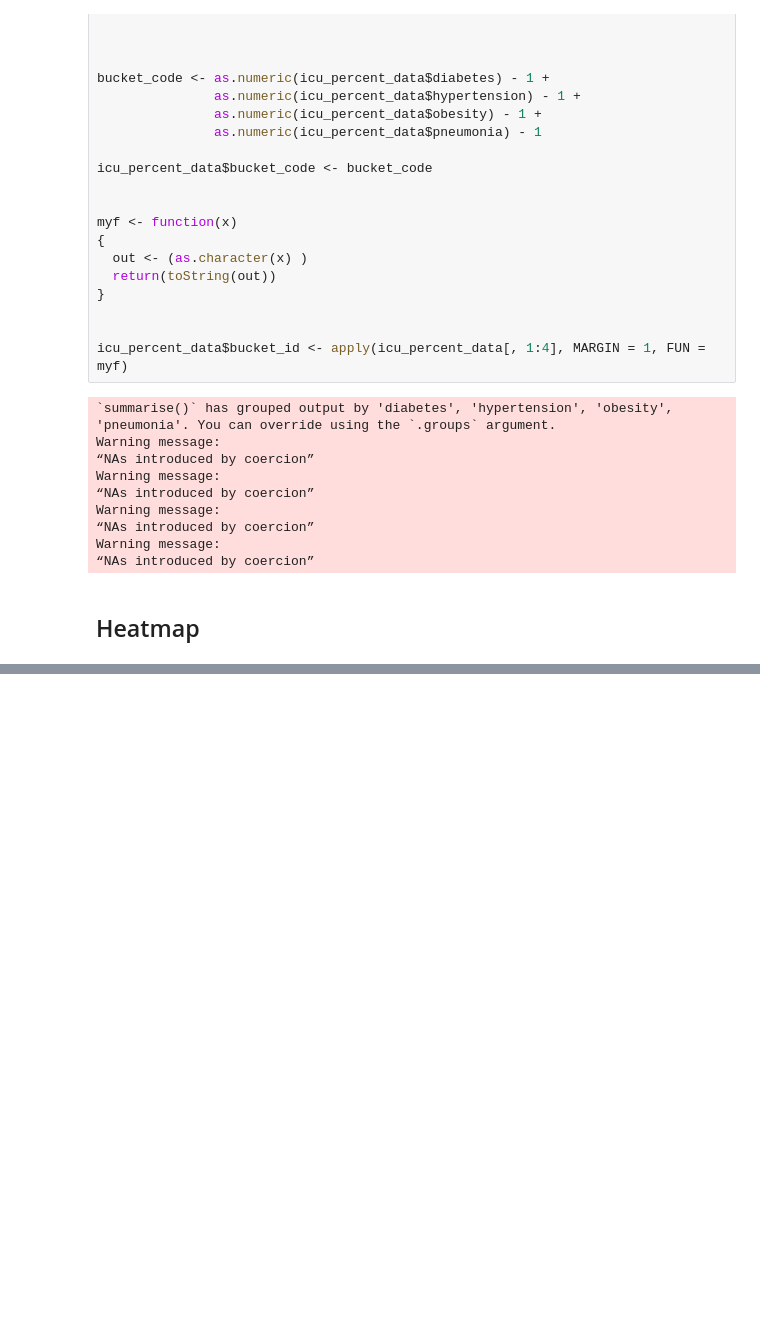
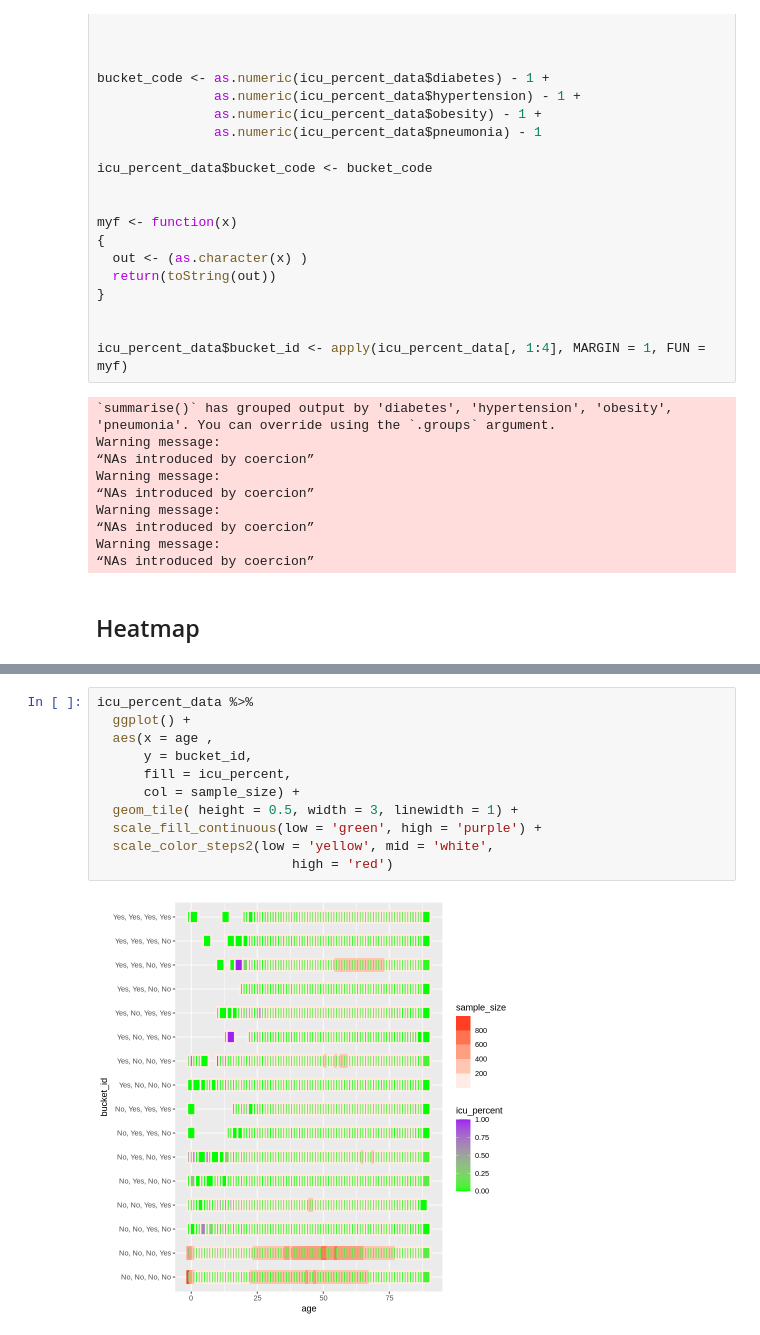
Before and after one commit to gitcnk/covid_experiment, a Jupyter notebook: covid_heatmap.ipynb, the cells around one changed output, grey strips where cells are left out. Cells and saved outputs as stored; diff of their text form; blank space fills up the shorter version.

```diff
--- a/covid_heatmap.ipynb
+++ b/covid_heatmap.ipynb
@@ -68,0 +81,13 @@ icu_percent_data %>%
+# %%
+icu_percent_data %>%
+  ggplot() +
+  aes(x = age ,
+      y = bucket_id,
+      fill = icu_percent,
+      col = sample_size) +
+  geom_tile( height = 0.5, width = 3, linewidth = 1) +
+  scale_fill_continuous(low = 'green', high = 'purple') +
+  scale_color_steps2(low = 'yellow', mid = 'white',
+                         high = 'red')
+# %% [output]
+[figure, added]
```
Also changed, not shown: parts of 2 cells of this notebook.
